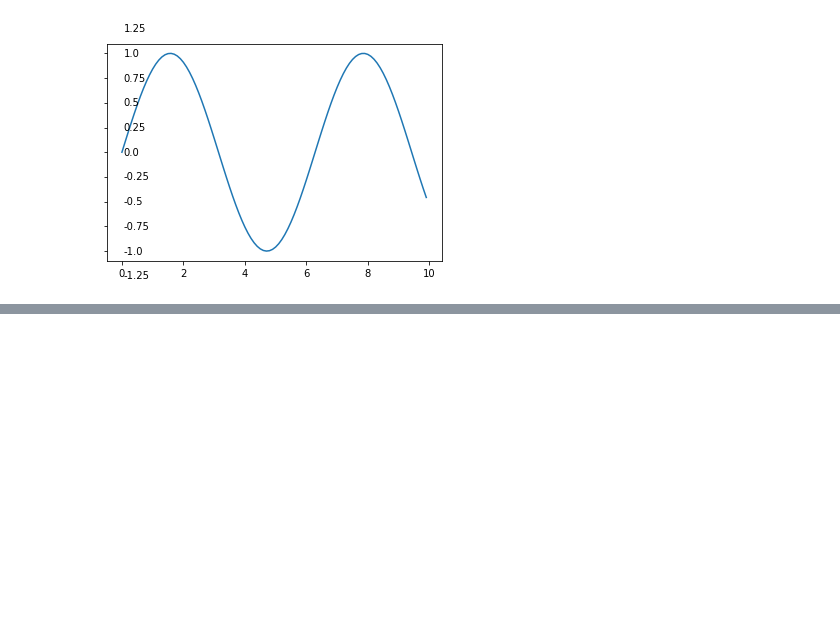
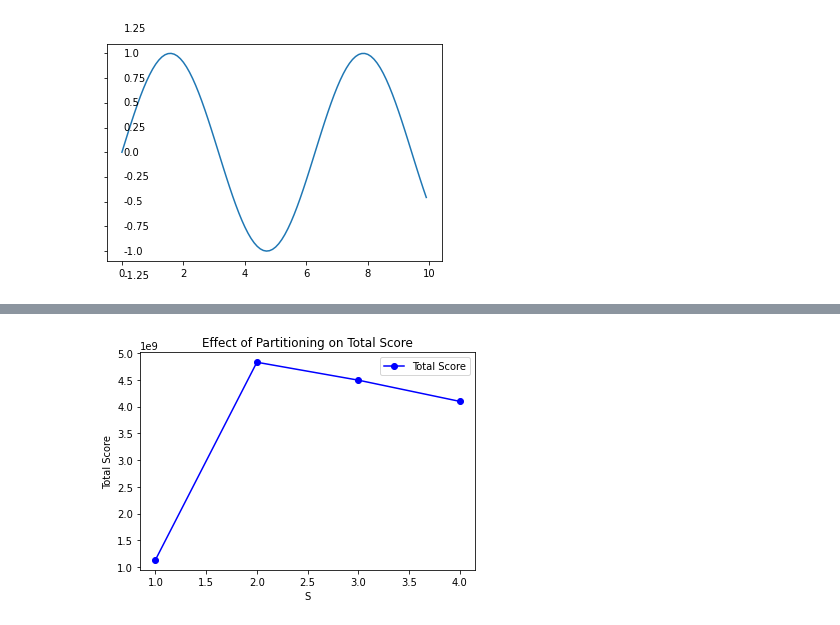
Before and after one commit to stathiskaps/PTOPTW, a Jupyter notebook: plotting.ipynb, the cells around one changed output, grey strips where cells are left out. Saved outputs shown, nothing was run; the diff lists cells and outputs as text; code cells hidden in the pictures; blank space fills up the shorter version.

```diff
--- a/plotting.ipynb
+++ b/plotting.ipynb
@@ -299,0 +335,31 @@ plt.show()
+# %%
+import matplotlib.pyplot as plt
+import math
+
+# Data for the plot
+score = [1784, 1690, 1650, 1600]  # Solution score for each value of S
+execution_time = [5, 1, 1, 1]  # Execution time for each value of S
+
+# Compute the total score based on the given formula
+total_score = [s**2/t for s, t in zip(score, execution_time)]
+
+# Create a figure with a single y-axis
+fig, ax = plt.subplots()
+
+# Plot the total score as a line
+ax.plot(S, total_score, 'bo-', label='Total Score')
+
+# Set labels for the axis
+ax.set_xlabel('S')
+ax.set_ylabel('Total Score')
+
+# Add a legend for the line
+ax.legend(loc='best')
+
+# Set the title of the plot
+plt.title('Effect of Partitioning on Total Score')
+
+# Show the plot
+plt.show()
+# %% [output]
+[figure, added]
```
Also changed, not shown: parts of 1 cell of this notebook, 4 other files.
